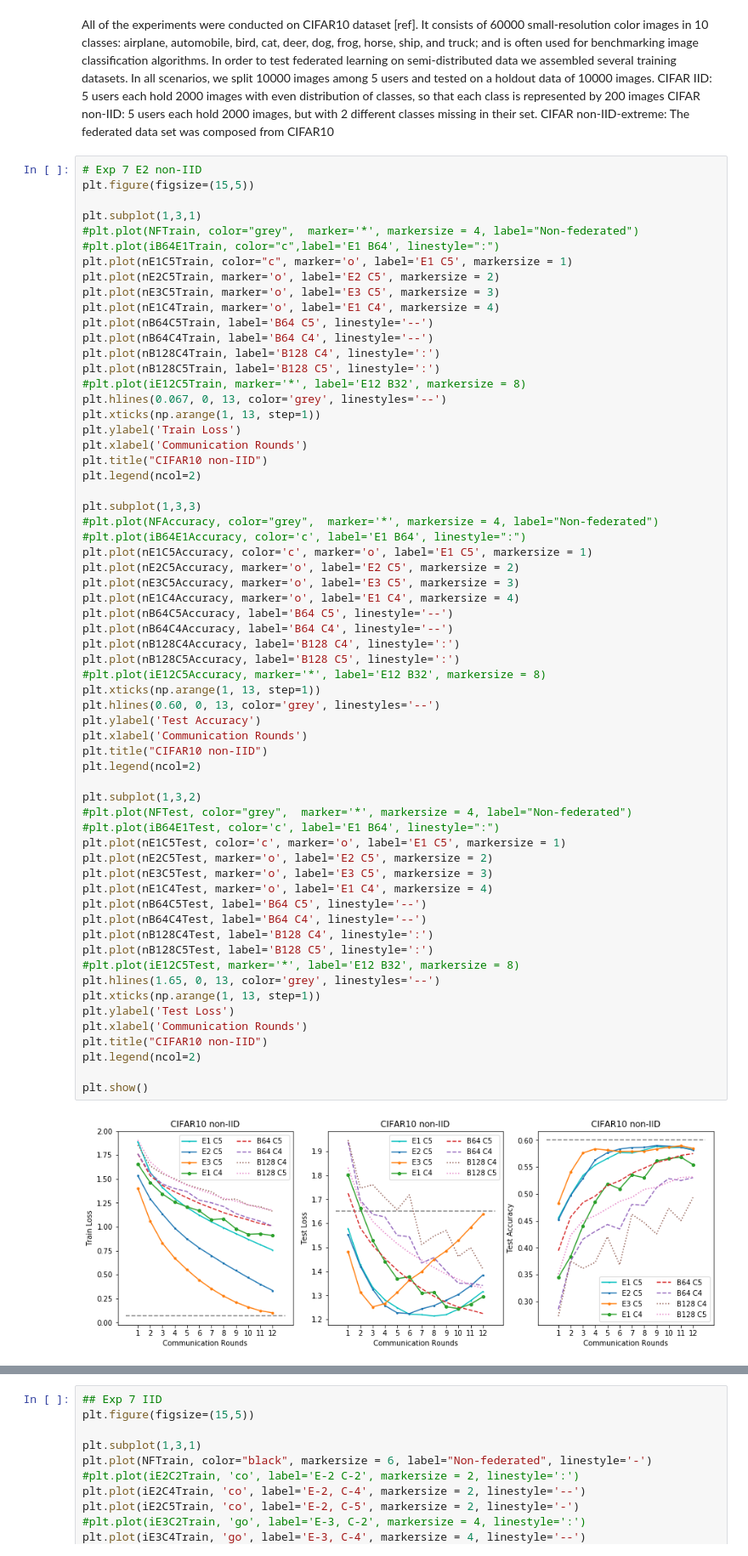
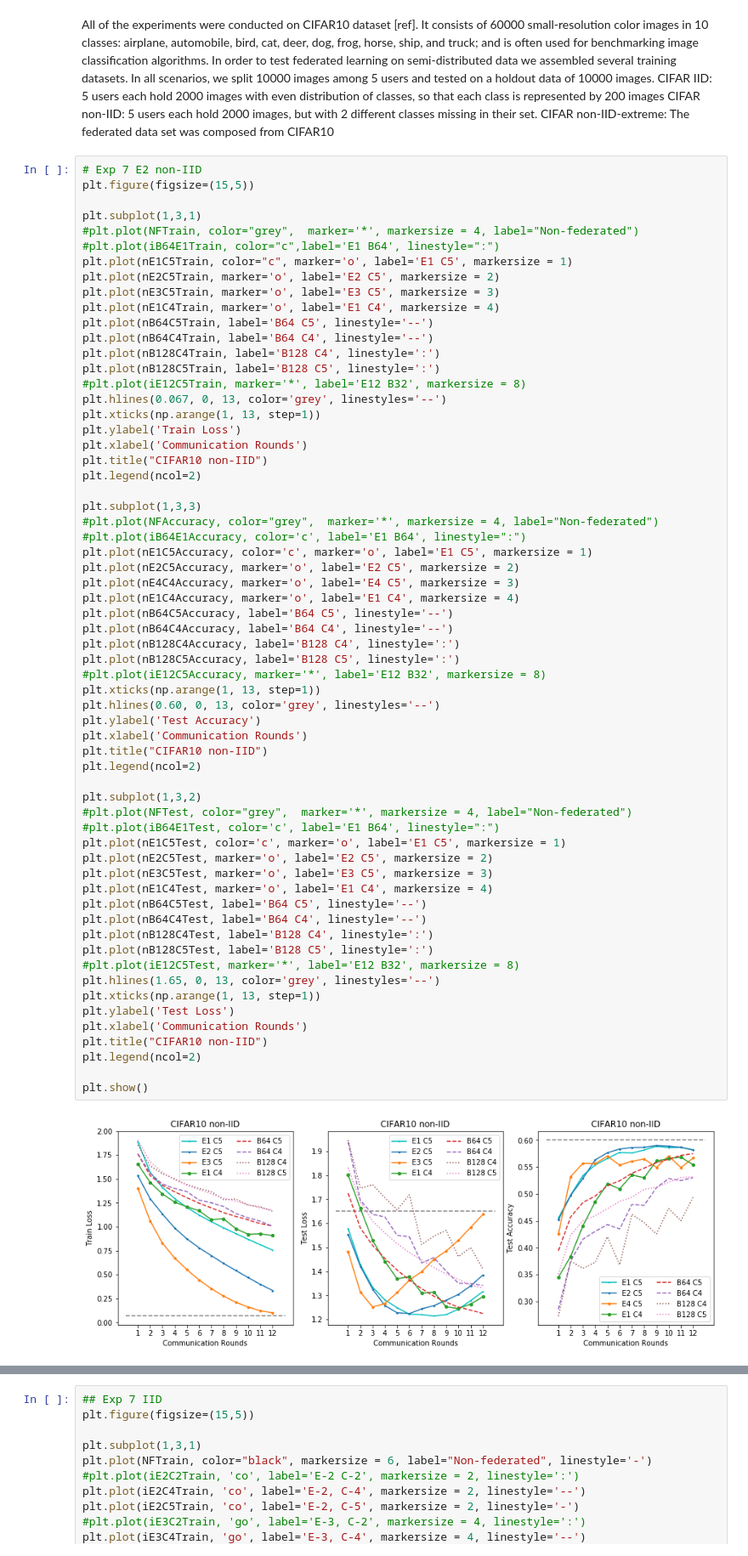
Before and after one commit to abogdanova/FedMed, a Jupyter notebook: Experiments.ipynb, the cells around one changed output, grey strips where cells are left out. Shown at 85% size. Drawn from its saved outputs; the diff is of its cells as text.

```diff
--- a/Experiments.ipynb
+++ b/Experiments.ipynb
@@ -126,7 +127,7 @@ plt.subplot(1,3,3)
 #plt.plot(iB64E1Accuracy, color='c', label='E1 B64', linestyle=":")
 plt.plot(nE1C5Accuracy, color='c', marker='o', label='E1 C5', markersize = 1)
 plt.plot(nE2C5Accuracy, marker='o', label='E2 C5', markersize = 2)
-plt.plot(nE3C5Accuracy, marker='o', label='E3 C5', markersize = 3)
+plt.plot(nE4C4Accuracy, marker='o', label='E4 C5', markersize = 3)
 plt.plot(nE1C4Accuracy, marker='o', label='E1 C4', markersize = 4)
 plt.plot(nB64C5Accuracy, label='B64 C5', linestyle='--')
 plt.plot(nB64C4Accuracy, label='B64 C4', linestyle='--')
@@ -134,34 +135,34 @@ plt.plot(nB128C4Accuracy, label='B128 C4', linestyle=':')
 plt.plot(nB128C5Accuracy, label='B128 C5', linestyle=':')
 #plt.plot(iE12C5Accuracy, marker='*', label='E12 B32', markersize = 8)
 plt.xticks(np.arange(1, 13, step=1))
 plt.hlines(0.60, 0, 13, color='grey', linestyles='--')
 plt.ylabel('Test Accuracy')
 plt.xlabel('Communication Rounds')
 plt.title("CIFAR10 non-IID")
 plt.legend(ncol=2)
 
 plt.subplot(1,3,2)
 #plt.plot(NFTest, color="grey",  marker='*', markersize = 4, label="Non-federated")
 #plt.plot(iB64E1Test, color='c', label='E1 B64', linestyle=":")
 plt.plot(nE1C5Test, color='c', marker='o', label='E1 C5', markersize = 1)
 plt.plot(nE2C5Test, marker='o', label='E2 C5', markersize = 2)
 plt.plot(nE3C5Test, marker='o', label='E3 C5', markersize = 3)
 plt.plot(nE1C4Test, marker='o', label='E1 C4', markersize = 4)
 plt.plot(nB64C5Test, label='B64 C5', linestyle='--')
 plt.plot(nB64C4Test, label='B64 C4', linestyle='--')
 plt.plot(nB128C4Test, label='B128 C4', linestyle=':')
 plt.plot(nB128C5Test, label='B128 C5', linestyle=':')
 #plt.plot(iE12C5Test, marker='*', label='E12 B32', markersize = 8)
 plt.hlines(1.65, 0, 13, color='grey', linestyles='--')
 plt.xticks(np.arange(1, 13, step=1))
 plt.ylabel('Test Loss')
 plt.xlabel('Communication Rounds')
 plt.title("CIFAR10 non-IID")
 plt.legend(ncol=2)
 
 plt.show()
 # %% [output]
-[figure, old version]
+[figure, new version]
 # %%
 # Exp 7 Realistic
 plt.figure(figsize=(15,5))
```
Also changed, not shown: parts of 4 cells of this notebook, 21 other files.
